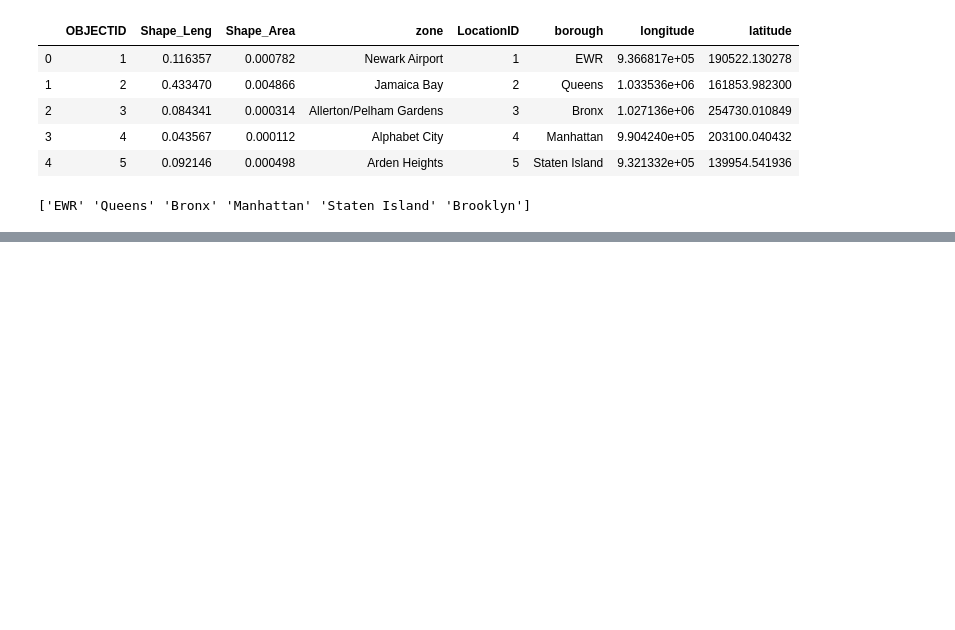
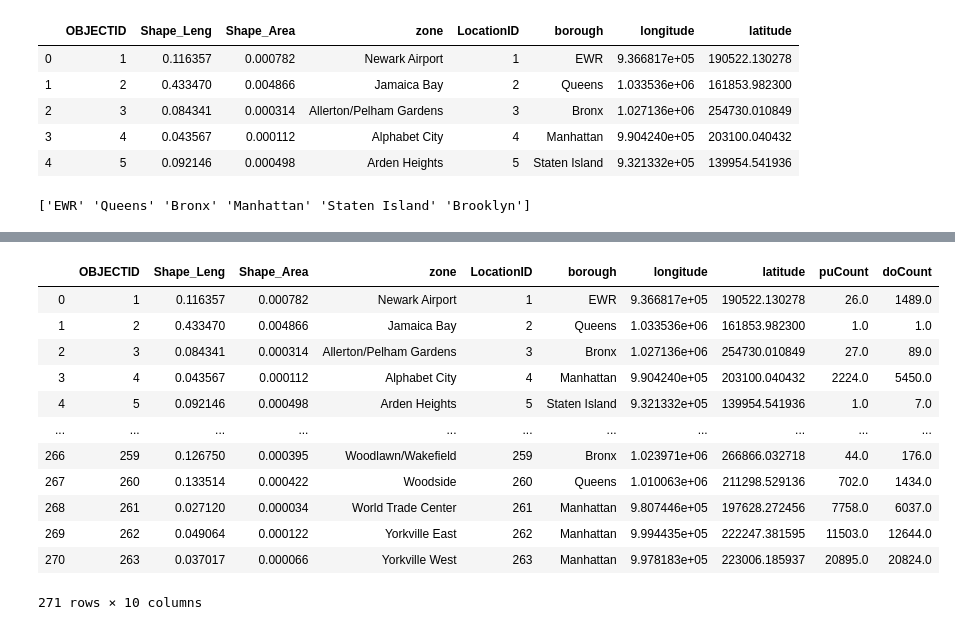
Before and after one commit to maliakber/algorithm-data-model-csc-501, a Jupyter notebook: source/assignment-2/assignment-2-jupnote.ipynb, the cells around one changed output, grey strips where cells are left out. Saved outputs shown, nothing was run; the diff lists cells and outputs as text; code cells hidden in the pictures; blank space fills up the shorter version.

```diff
--- a/source/assignment-2/assignment-2-jupnote.ipynb
+++ b/source/assignment-2/assignment-2-jupnote.ipynb
@@ -122,0 +224,9 @@ taxiSample.shape
+# %%
+taxiSample = taxiSample[taxiSample.fare_amount>0.0]
+taxiSample = taxiSample[taxiSample.tip_amount>=0.0]
+taxiSample = taxiSample[taxiSample.tolls_amount>=0.0]
+taxiSample = taxiSample[taxiSample.total_amount>0.0]
+taxiSample = taxiSample[taxiSample.extra>=0.0]
+taxiSample = taxiSample[taxiSample.mta_tax>=0.0]
+taxiSample = taxiSample[taxiSample.improvement_surcharge>=0.0]
+taxiSample.shape
@@ -448,0 +573,3 @@ plt.show()
+# %%
+pu_location = taxiSample.groupby('PULocationID')['PULocationID'].count().reset_index(name='puCount').rename(columns={'PULocationID':'LocationID'})
+pu_location.shape
@@ -448,0 +578,3 @@ plt.show()
+# %%
+do_location = taxiSample.groupby('DOLocationID')['DOLocationID'].count().reset_index(name='doCount').rename(columns={'DOLocationID':'LocationID'})
+do_location.shape
@@ -448,0 +583,3 @@ plt.show()
+# %%
+pu_do_location = df_loc.merge(pu_location, on='LocationID', how='left')
+pu_do_location
@@ -448,0 +600,17 @@ plt.show()
+# %%
+pu_do_location = pu_do_location.merge(do_location, on='LocationID', how='left')
+pu_do_location
+# %% [output]
+|  | OBJECTID | Shape_Leng | Shape_Area | zone | LocationID | borough | longitude | latitude | puCount | doCount |
+| 0 | 1 | 0.116357 | 0.000782 | Newark Airport | 1 | EWR | 9.366817e+05 | 190522.130278 | 26.0 | 1489.0 |
+| 1 | 2 | 0.433470 | 0.004866 | Jamaica Bay | 2 | Queens | 1.033536e+06 | 161853.982300 | 1.0 | 1.0 |
+| 2 | 3 | 0.084341 | 0.000314 | Allerton/Pelham Gardens | 3 | Bronx | 1.027136e+06 | 254730.010849 | 27.0 | 89.0 |
+| 3 | 4 | 0.043567 | 0.000112 | Alphabet City | 4 | Manhattan | 9.904240e+05 | 203100.040432 | 2224.0 | 5450.0 |
+| 4 | 5 | 0.092146 | 0.000498 | Arden Heights | 5 | Staten Island | 9.321332e+05 | 139954.541936 | 1.0 | 7.0 |
+| ... | ... | ... | ... | ... | ... | ... | ... | ... | ... | ... |
+| 266 | 259 | 0.126750 | 0.000395 | Woodlawn/Wakefield | 259 | Bronx | 1.023971e+06 | 266866.032718 | 44.0 | 176.0 |
+| 267 | 260 | 0.133514 | 0.000422 | Woodside | 260 | Queens | 1.010063e+06 | 211298.529136 | 702.0 | 1434.0 |
+| 268 | 261 | 0.027120 | 0.000034 | World Trade Center | 261 | Manhattan | 9.807446e+05 | 197628.272456 | 7758.0 | 6037.0 |
+| 269 | 262 | 0.049064 | 0.000122 | Yorkville East | 262 | Manhattan | 9.994435e+05 | 222247.381595 | 11503.0 | 12644.0 |
+| 270 | 263 | 0.037017 | 0.000066 | Yorkville West | 263 | Manhattan | 9.978183e+05 | 223006.185937 | 20895.0 | 20824.0 |
+271 rows × 10 columns
```
Also changed, not shown: parts of 86 cells of this notebook.
